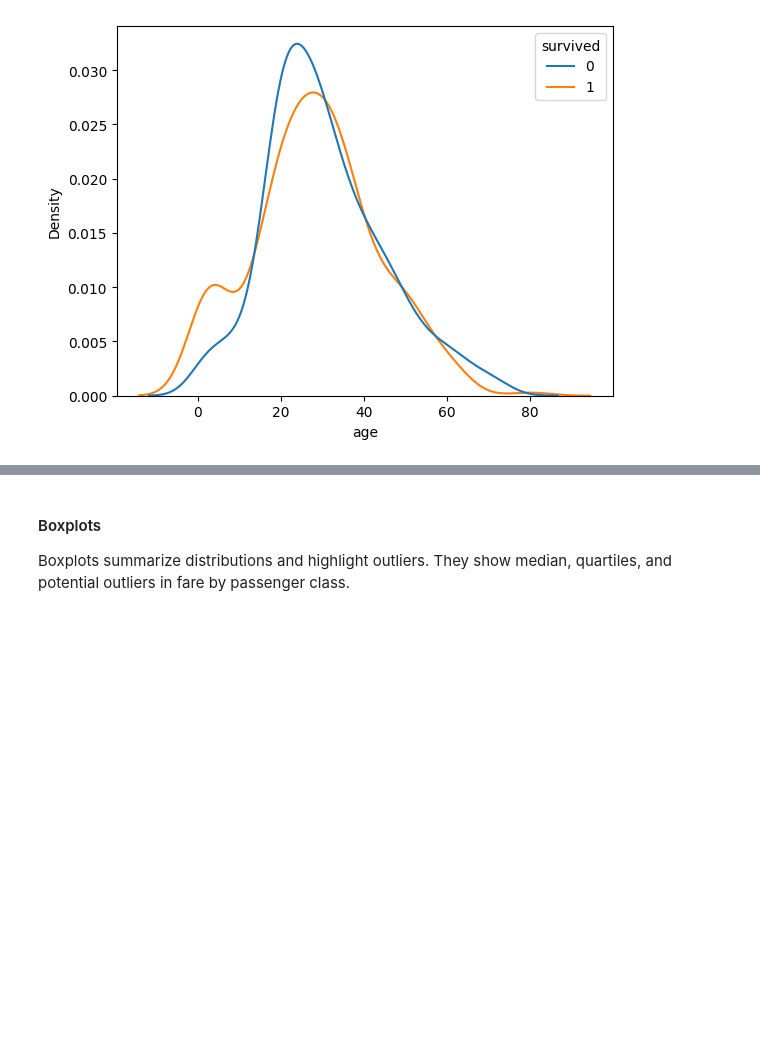
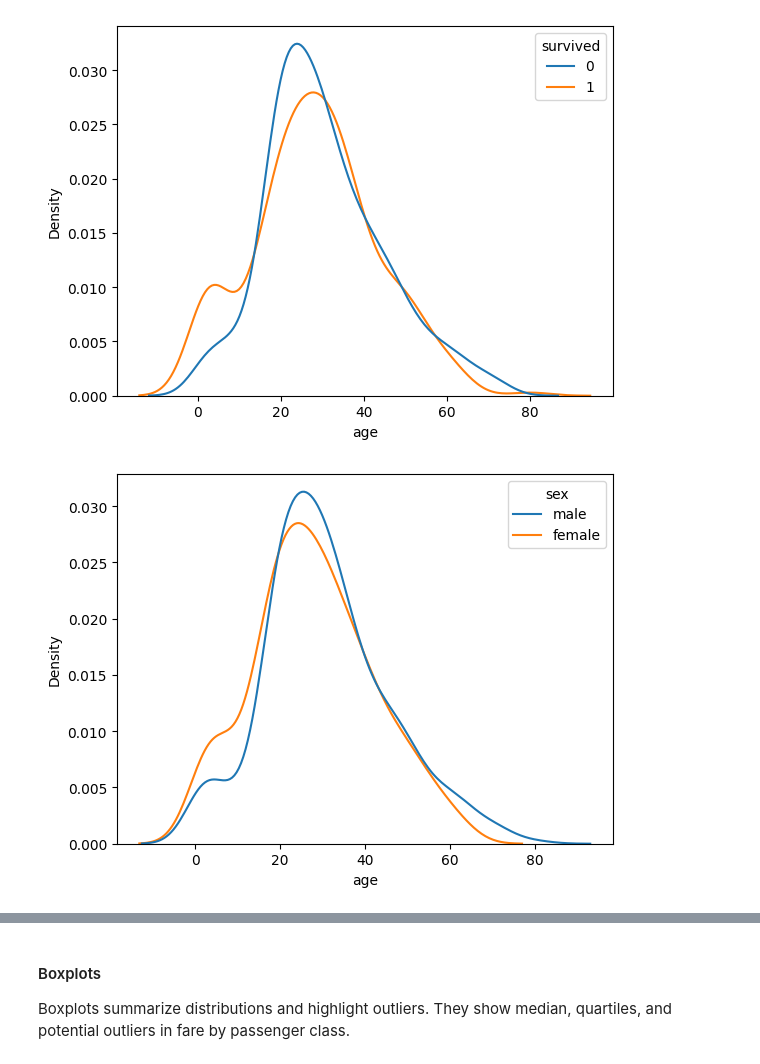
Before and after one commit to ValRCS/RTU_Data_Analysis_Visualization_CPD, a Jupyter notebook: notebooks/day3_exploratory_data_analysis.ipynb, the cells around one changed output, grey strips where cells are left out. Saved outputs shown, nothing was run; the diff lists cells and outputs as text; code cells hidden in the pictures; blank space fills up the shorter version.

```diff
--- a/notebooks/day3_exploratory_data_analysis.ipynb
+++ b/notebooks/day3_exploratory_data_analysis.ipynb
@@ -311,2 +441,7 @@ sns.kdeplot(data=titanic, x='age', hue='survived', common_norm=False);
 # %% [output]
 [figure]
+# %%
+# how abour men versus women by age KDE ?
+sns.kdeplot(data=titanic, x='age', hue='sex', common_norm=False);
+# %% [output]
+[figure, added]
```
Also changed, not shown: parts of 33 cells of this notebook.
